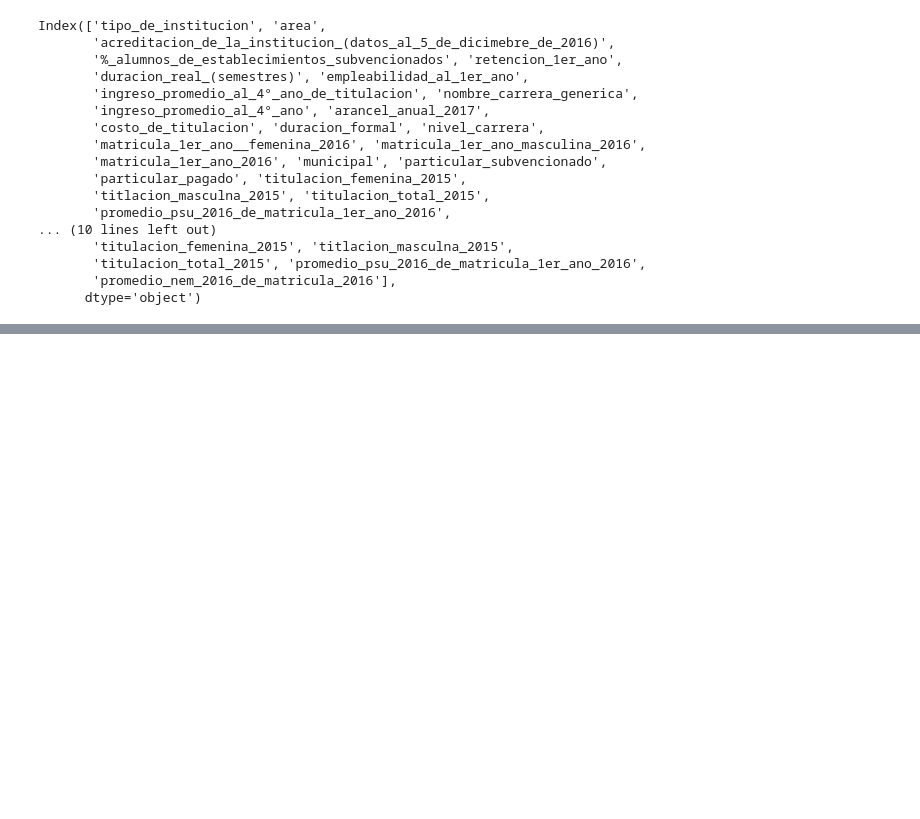
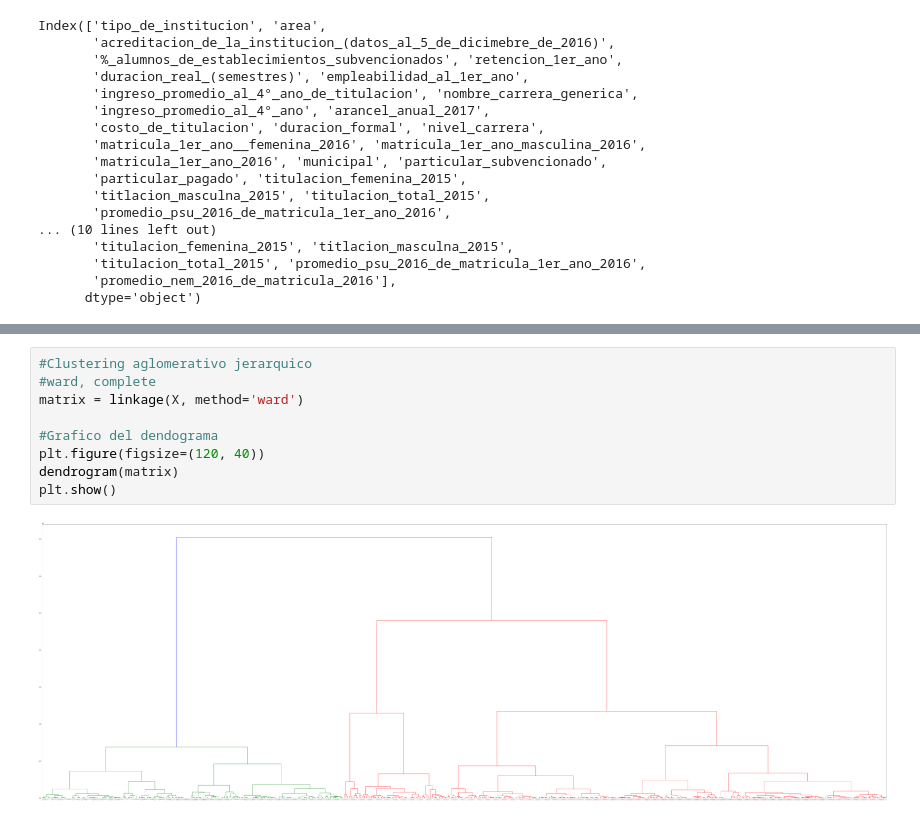
Before and after one commit to diegobano/MineriaDeDatos, a Jupyter notebook: MD.ipynb, the cells around one changed output, grey strips where cells are left out. Drawn from its saved outputs; the diff is of its cells as text; blank space fills up the shorter version.

```diff
--- a/MD.ipynb
+++ b/MD.ipynb
@@ -204,0 +295,11 @@ Index(['tipo_de_institucion', 'area',
+# %%
+#Clustering aglomerativo jerarquico
+#ward, complete
+matrix = linkage(X, method='ward')
+
+#Grafico del dendograma
+plt.figure(figsize=(120, 40))
+dendrogram(matrix)
+plt.show()
+# %% [output]
+[figure, added]
```
Also changed, not shown: parts of 18 cells of this notebook.
